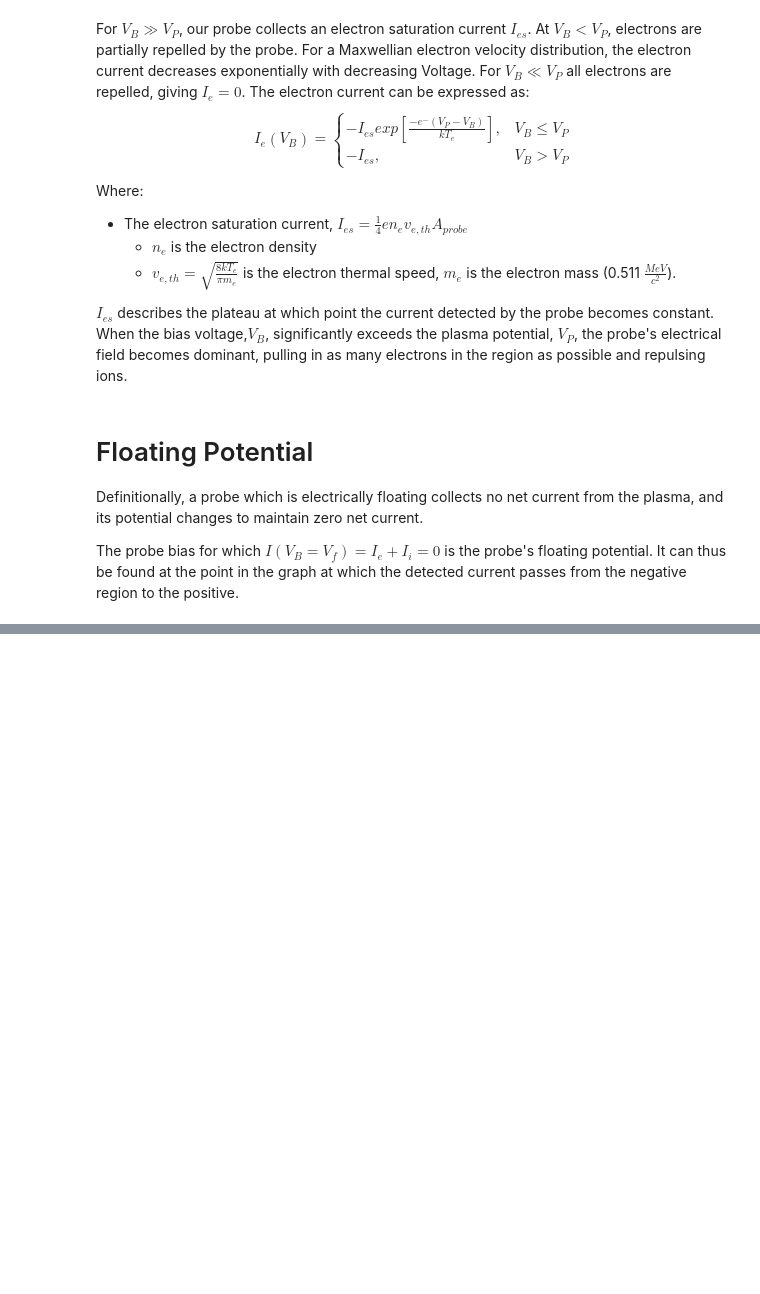
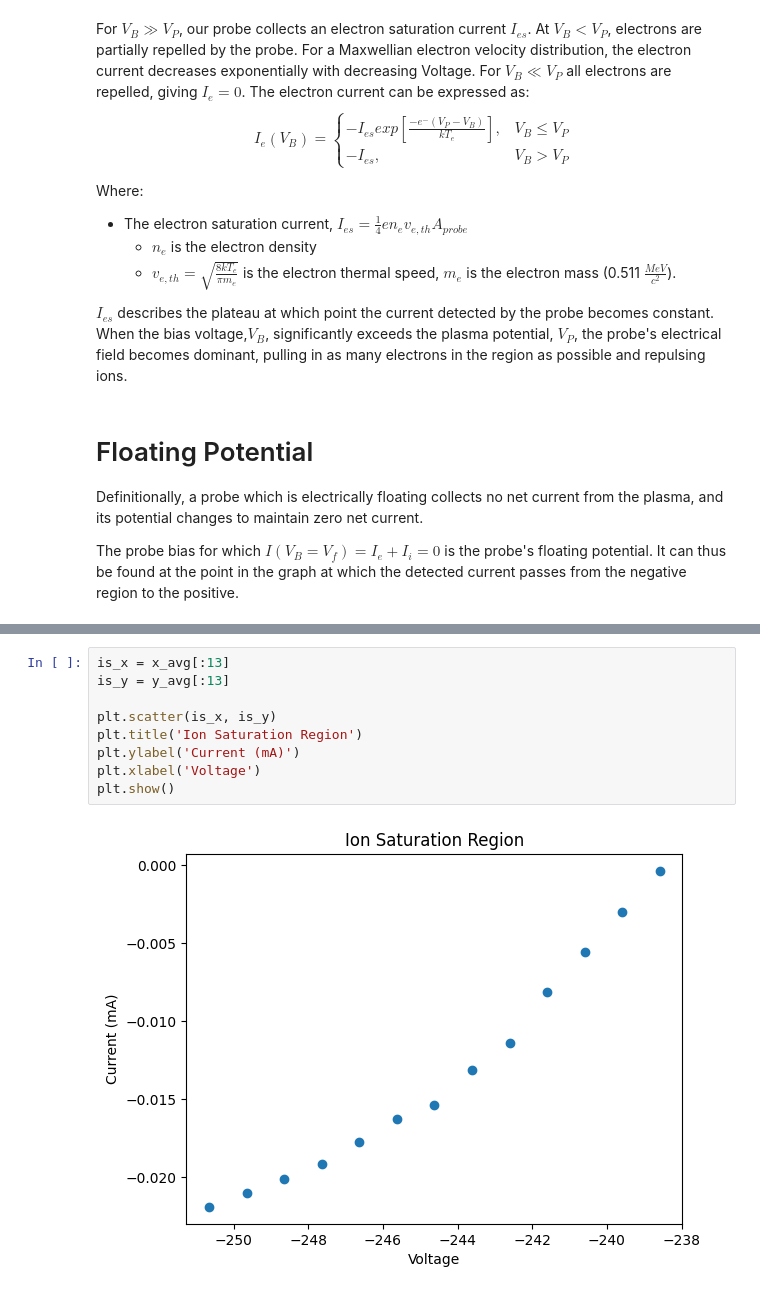
Before and after one commit to maraMaraschino/Adv-Lab, a Jupyter notebook: Langmuir Probe Experiment/langmuir_probe.ipynb, the cells around one changed output, grey strips where cells are left out. Cells and saved outputs as stored; diff of their text form; blank space fills up the shorter version.

```diff
--- a/Langmuir Probe Experiment/langmuir_probe.ipynb
+++ b/Langmuir Probe Experiment/langmuir_probe.ipynb
@@ -141,3 +143,14 @@ Current: 2.57e-03, at the 13th data point
 Minimum Floating Voltage: -238.58
 Maximum Floating Voltage: -237.57
 Vf = -238.08 V +/- 0.50 V
+# %%
+is_x = x_avg[:13]
+is_y = y_avg[:13]
+
+plt.scatter(is_x, is_y)
+plt.title('Ion Saturation Region')
+plt.ylabel('Current (mA)')
+plt.xlabel('Voltage')
+plt.show()
+# %% [output]
+[figure, added]
```
Also changed, not shown: parts of 2 cells of this notebook, 2 other files.
